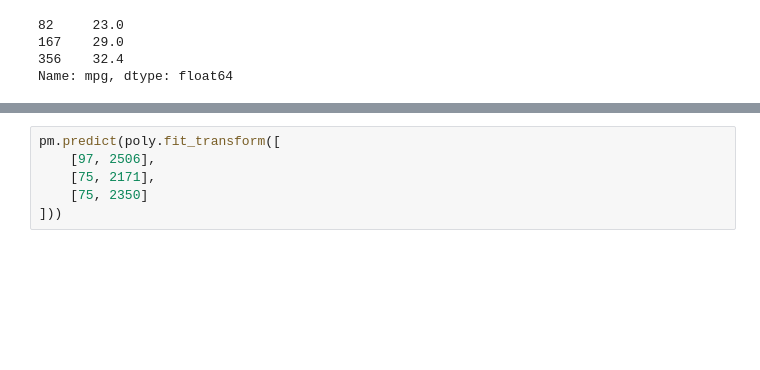
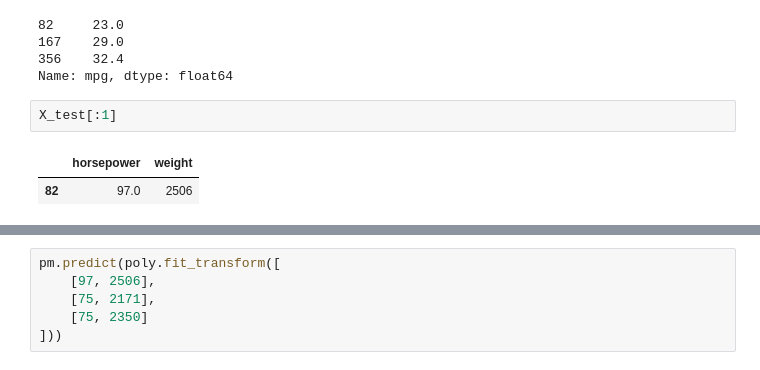
Before and after one commit to prasertcbs/scikitlearn_tutorial, a Jupyter notebook: notebook/sklearn_multiple_polynomial_regression_automobile_ISLR.ipynb, the cells around one changed output, grey strips where cells are left out. Cells and saved outputs as stored; diff of their text form; blank space fills up the shorter version.

```diff
--- a/notebook/sklearn_multiple_polynomial_regression_automobile_ISLR.ipynb
+++ b/notebook/sklearn_multiple_polynomial_regression_automobile_ISLR.ipynb
@@ -216,4 +235,9 @@ y_test[:3]
 167    29.0
 356    32.4
 Name: mpg, dtype: float64
+# %%
+X_test[:1]
+# %% [output]
+|  | horsepower | weight |
+| 82 | 97.0 | 2506 |
 # %%
```
Also changed, not shown: parts of 18 cells of this notebook.
